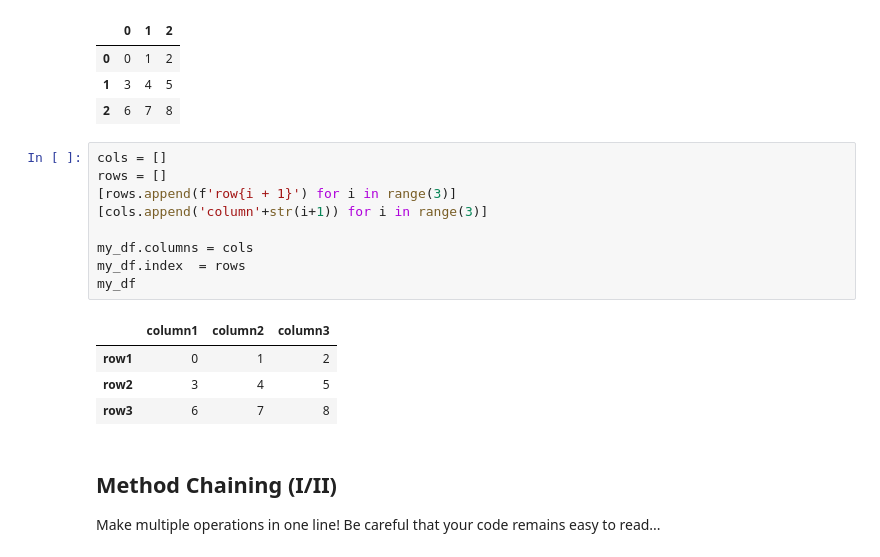
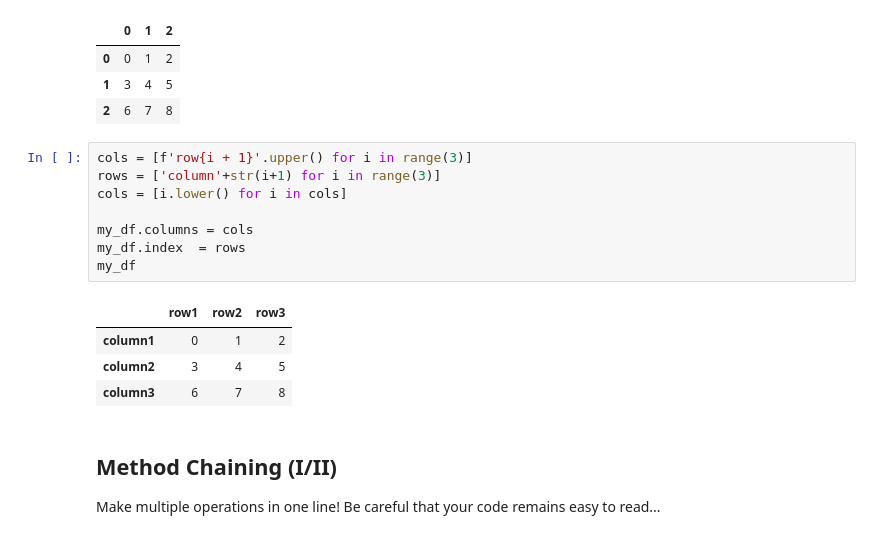
Before and after one commit to isdsucph/isds2024, a Jupyter notebook: teaching_materials/module_3/module_3_slides.ipynb, the cells around one changed output. Saved outputs shown, nothing was run; the diff lists cells and outputs as text.

```diff
--- a/teaching_materials/module_3/module_3_slides.ipynb
+++ b/teaching_materials/module_3/module_3_slides.ipynb
@@ -135,19 +139,18 @@ my_df
 | 1 | 3 | 4 | 5 |
 | 2 | 6 | 7 | 8 |
 # %%
-cols = []
-rows = []
-[rows.append(f'row{i + 1}') for i in range(3)]
-[cols.append('column'+str(i+1)) for i in range(3)]
+cols = [f'row{i + 1}'.upper() for i in range(3)]
+rows = ['column'+str(i+1) for i in range(3)]
+cols = [i.lower() for i in cols]
 
 my_df.columns = cols
 my_df.index  = rows
 my_df
 # %% [output]
-|  | column1 | column2 | column3 |
-| row1 | 0 | 1 | 2 |
-| row2 | 3 | 4 | 5 |
-| row3 | 6 | 7 | 8 |
+|  | row1 | row2 | row3 |
+| column1 | 0 | 1 | 2 |
+| column2 | 3 | 4 | 5 |
+| column3 | 6 | 7 | 8 |
 # %% [markdown]
 ## Method Chaining (I/II)
 
```
Also changed, not shown: parts of 1 cell of this notebook, 2 other files.
